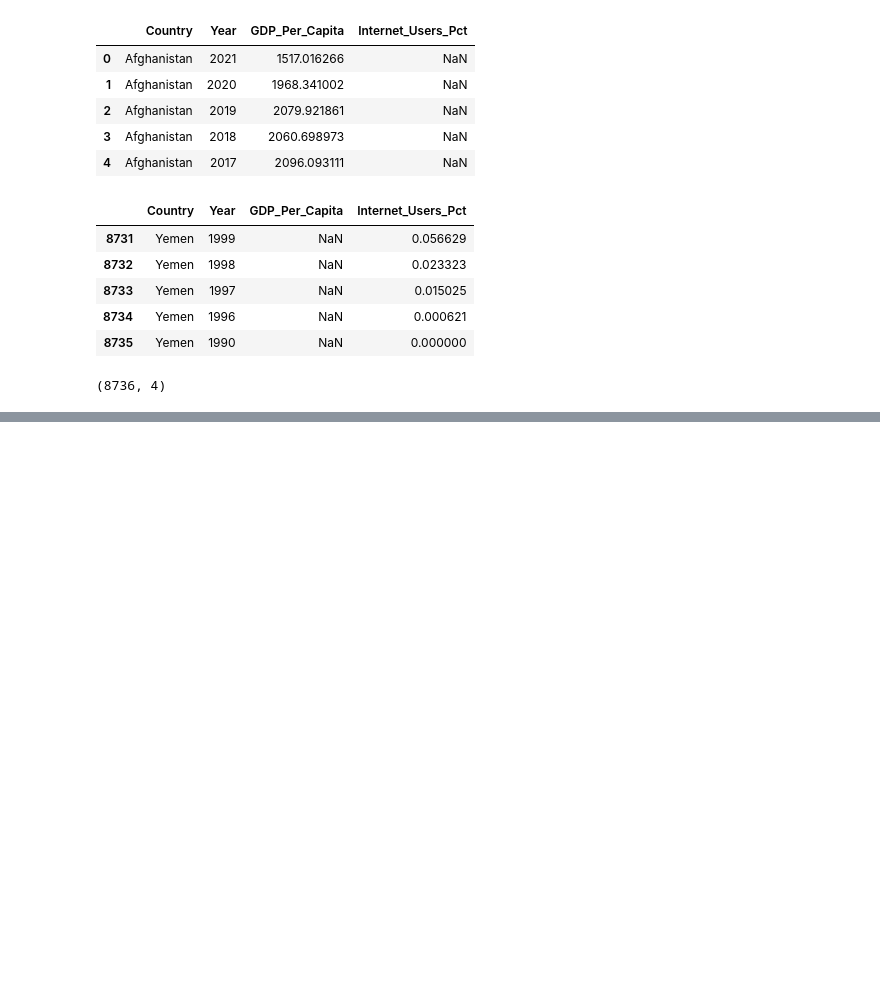
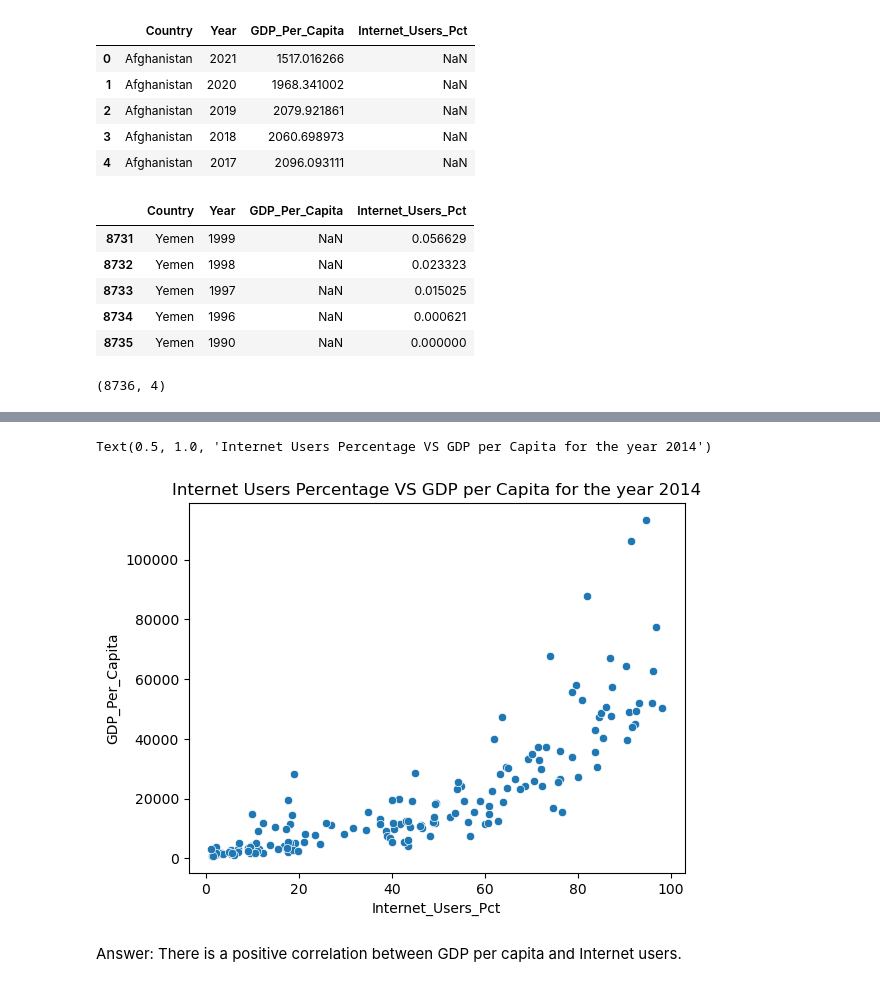
Before and after one commit to NSS-Data-Analytics-Cohort-11/undata-zdemeke, a Jupyter notebook: notebook/UN_Data_project.ipynb, the cells around one changed output, grey strips where cells are left out. Drawn from its saved outputs; the diff is of its cells as text; code cells hidden in the pictures; blank space fills up the shorter version.

```diff
--- a/notebook/UN_Data_project.ipynb
+++ b/notebook/UN_Data_project.ipynb
@@ -654,0 +657,2 @@ gdp_and_internet_use.shape
+# %%
+gdp_and_internet_use_2014 = gdp_and_internet_use[gdp_and_internet_use['Year']==2014]
@@ -654,0 +713,2 @@ gdp_and_internet_use.shape
+# %%
+gdp_and_internet_use_2014=gdp_and_internet_use_2014[gdp_and_internet_use_2014['Year']==2014]
@@ -654,0 +734,8 @@ gdp_and_internet_use.shape
+# %%
+sns.scatterplot(gdp_and_internet_use_2014,x='Internet_Users_Pct',y='GDP_Per_Capita')
+plt.title('Internet Users Percentage VS GDP per Capita for the year 2014')
+# %% [output]
+Text(0.5, 1.0, 'Internet Users Percentage VS GDP per Capita for the year 2014')
+[figure, added]
+# %% [markdown]
+Answer: There is a positive correlation between GDP per capita and Internet users.
```
Also changed, not shown: parts of 16 cells of this notebook.
